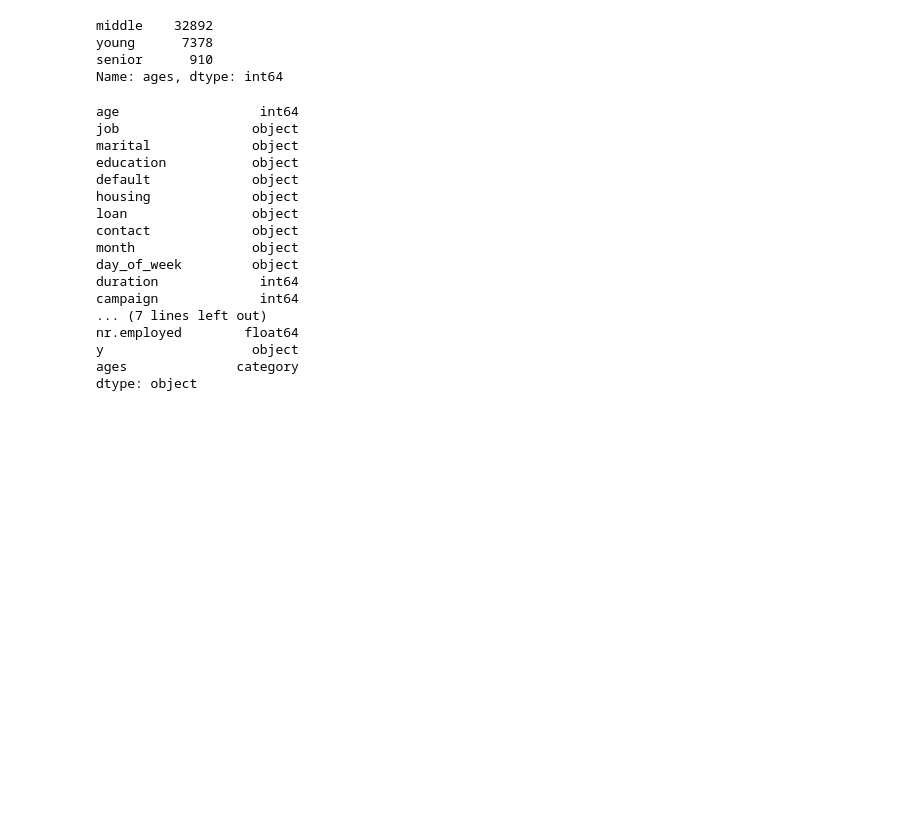
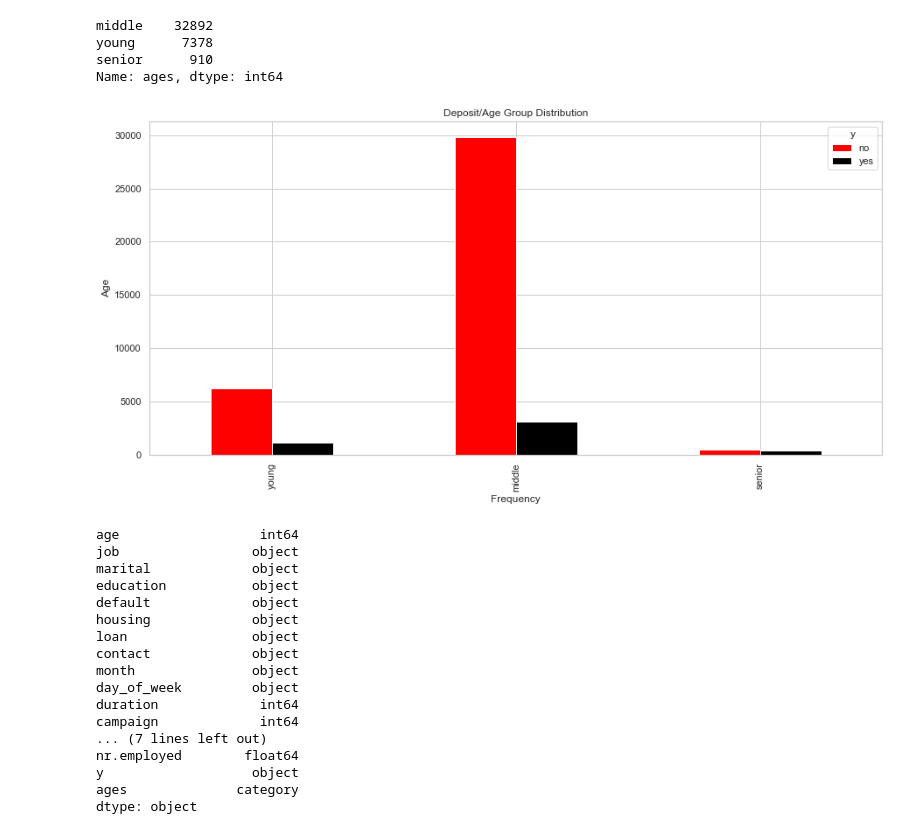
Before and after one commit to leonyi/zero-to-ml_ai-mastery, a Jupyter notebook: practical-application3-comparing-classifiers/comparing-classifiers.ipynb, the cells around one changed output. Saved outputs shown, nothing was run; the diff lists cells and outputs as text; code cells hidden in the pictures; blank space fills up the shorter version.

```diff
--- a/practical-application3-comparing-classifiers/comparing-classifiers.ipynb
+++ b/practical-application3-comparing-classifiers/comparing-classifiers.ipynb
@@ -386,6 +413,14 @@ middle    32892
 young      7378
 senior      910
 Name: ages, dtype: int64
+# %%
+pd.crosstab(data['ages'],data['y']).plot(kind="bar",figsize=(15,7),color=['#ff0000','#000000'])
+plt.title('Deposit/Age Group Distribution')
+plt.xlabel('Frequency')
+plt.ylabel('Age')
+plt.show()
+# %% [output]
+[figure, added]
 # %%
 data.dtypes
 # %% [output]
```
Also changed, not shown: parts of 33 cells of this notebook, 1 other file.
